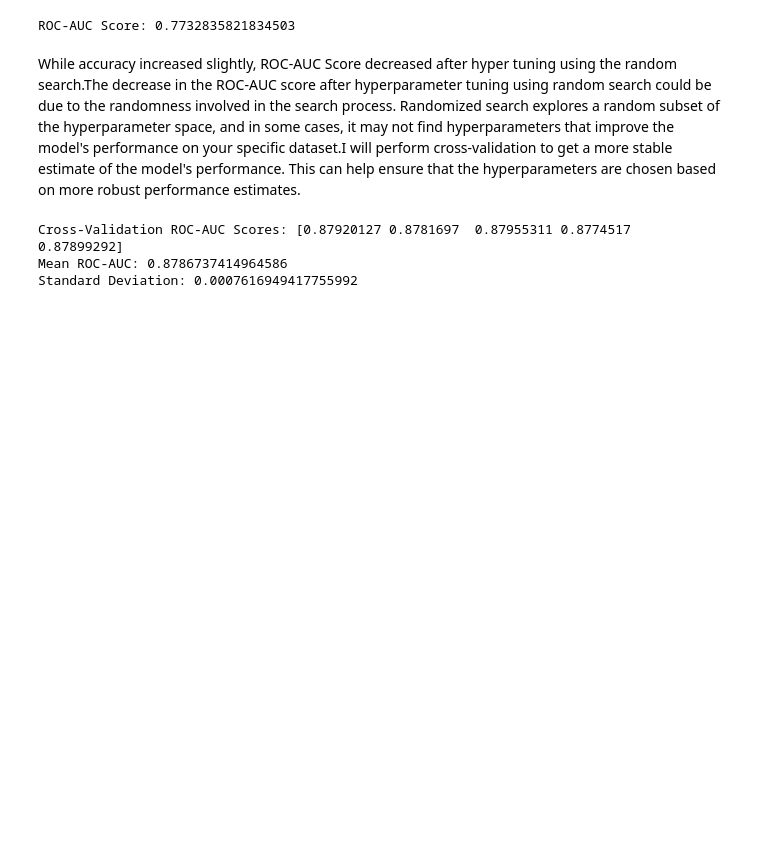
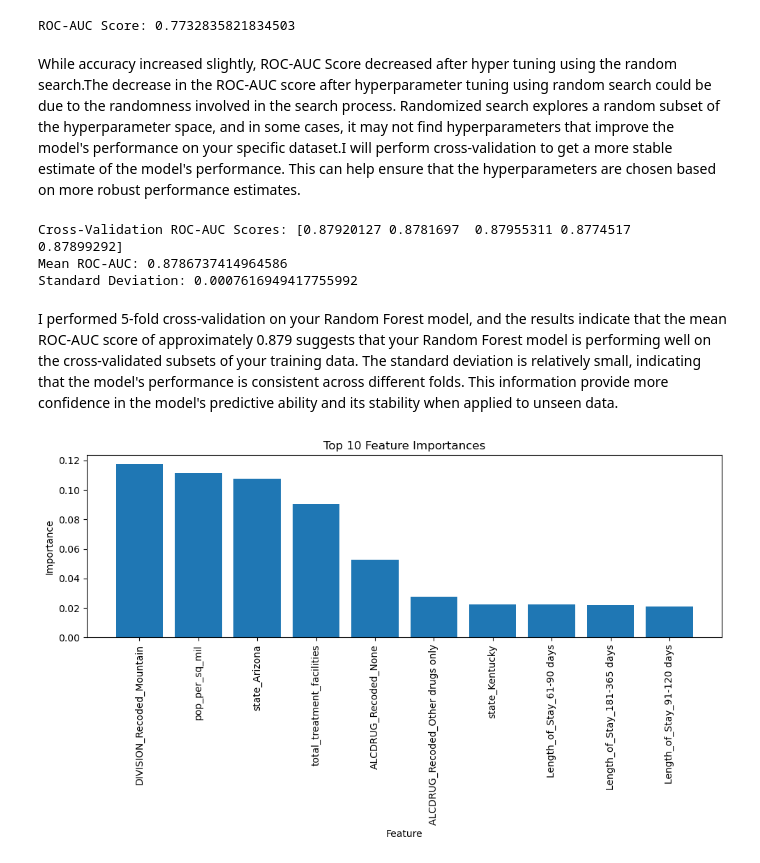
Before and after one commit to patricotyrell/Predicting-Treatment-Success, a Jupyter notebook: data/Capstone 2 - Substance Use Treatment - Modeling.ipynb, the cells around one changed output. Drawn from its saved outputs; the diff is of its cells as text; code cells hidden in the pictures; blank space fills up the shorter version.

Commit message:
RF Feature Importance added

```diff
--- a/data/Capstone 2 - Substance Use Treatment - Modeling.ipynb
+++ b/data/Capstone 2 - Substance Use Treatment - Modeling.ipynb
@@ -463,3 +463,6 @@ print("Standard Deviation:", scores.std())
 Cross-Validation ROC-AUC Scores: [0.87920127 0.8781697  0.87955311 0.8774517  0.87899292]
 Mean ROC-AUC: 0.8786737414964586
 Standard Deviation: 0.0007616949417755992
+# %% [markdown]
+I performed 5-fold cross-validation on your Random Forest model, and the results indicate that the mean ROC-AUC score of approximately 0.879 suggests that your Random Forest model is performing well on the cross-validated subsets of your training data. The standard deviation is relatively small, indicating that the model's performance is consistent across different folds.
+This information provide more confidence in the model's predictive ability and its stability when applied to unseen data.
@@ -466 +471,25 @@ Standard Deviation: 0.0007616949417755992
+# %%
+# Get feature importances from the model
+feature_importances = best_rf_model.feature_importances_
+
+# Get the names of the features
+feature_names = X_train.columns
+
+# Sort feature importances in descending order and get the indices
+indices = feature_importances.argsort()[::-1]
+
+# Limit the number of features
+num_features = 10
+
+# Plot the top N feature importances
+plt.figure(figsize=(10, 6))
+plt.title("Top {} Feature Importances".format(num_features))
+plt.bar(range(num_features), feature_importances[indices[:num_features]], align="center")
+plt.xticks(range(num_features), feature_names[indices[:num_features]], rotation=90)
+plt.xlabel("Feature")
+plt.ylabel("Importance")
+plt.tight_layout()
+plt.show()
+# %% [output]
+[figure, added]
 # %% [markdown]
```
Also changed, not shown: parts of 6 cells of this notebook.
